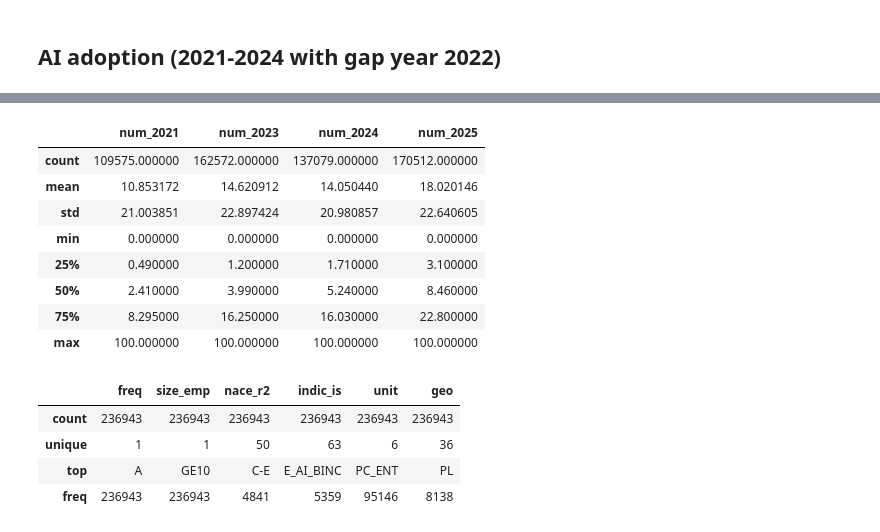
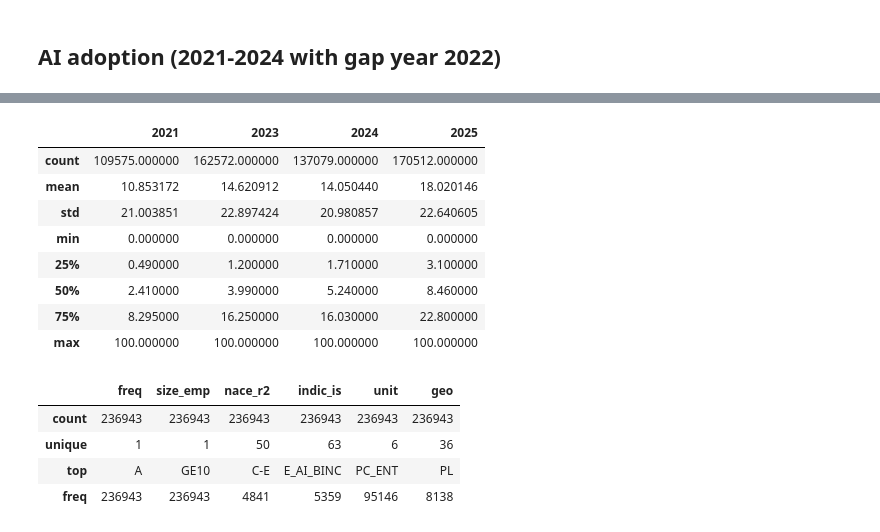
Before and after one commit to Martyniuk-y/Master_thesis, a Jupyter notebook: data_for_panel.ipynb, the cells around one changed output, grey strips where cells are left out. Drawn from its saved outputs; the diff is of its cells as text; code cells hidden in the pictures.

Commit message:
Adjusted data sources (to be countinued)

```diff
--- a/data_for_panel.ipynb
+++ b/data_for_panel.ipynb
@@ -26,8 +26,6 @@ def nace_section_or_nan(s: str) -> str | float:
 # %% [markdown]
 ## AI adoption (2021-2024 with gap year 2022)
 # %%
-path = 'C:/Users/ydmar/Documents/UW/Master thesis/Master_thesis/raw data/'
-
-ain2 = pd.read_csv(path + 'estat_isoc_eb_ain2.tsv/estat_isoc_eb_ain2.tsv', sep='\t')
+ain2 = eurostat.get_data_df('isoc_eb_ain2')
 print(ain2)
 # %% [output]
@@ -51,8 +48,0 @@ print(ain2)
-# %%
-ain2_split = ain2[r'freq,size_emp,nace_r2,indic_is,unit,geo\TIME_PERIOD'].str.split(',', expand=True)
-ain2 = pd.concat([ain2, ain2_split], axis=1)
-ain2.rename(columns={0: 'freq', 1: 'size_emp', 2: 'nace_r2',  3: 'indic_is', 4: 'unit', 5: 'geo_TIME_PERIOD'}, inplace=True)
-ain2 = ain2.drop(r'freq,size_emp,nace_r2,indic_is,unit,geo\TIME_PERIOD', axis=1)
-ain2.rename(columns={"geo_TIME_PERIOD": "geo"}, inplace=True)
-ain2.columns = ain2.columns.str.strip()
-ain2.info()
@@ -77,21 +48,0 @@ memory usage: 18.1+ MB
-# %%
-years_take = ['2021', '2023', '2024', '2025']
-
-pattern = re.compile(r'^\s*(\d+(?:\.\d+)?)?\s*[: ]*\s*([A-Za-z]+)?\s*$')
-
-for year in years_take:
-    column_series = ain2[year].astype(str).str.strip()
-
-    extracted_df = column_series.str.extract(pattern, expand=True)
-    # print(extracted_df)
-
-    num_col_name = f'num_{year}'
-    ain2[num_col_name] = pd.to_numeric(extracted_df[0], errors='coerce')
-    # print(ain2[num_col_name])
-
-    # flag_col_name = f'flag_{year}'
-    # ain2[flag_col_name] = extracted_df[1].fillna('NaN')
-    # print(ain2[flag_col_name])
-    # print('#########################')
-# Display the resulting DataFrame
-print(ain2)
@@ -116,9 +49,8 @@ print(ain2)
-# %%
-ain2.drop(['2021', '2023', '2024', '2025'], axis='columns', inplace=True)
 # %%
+ain2.rename(columns={"geo\TIME_PERIOD": "geo"}, inplace=True)
 ain2.describe()
 # %% [output]
-|  | num_2021 | num_2023 | num_2024 | num_2025 |
+|  | 2021 | 2023 | 2024 | 2025 |
 | count | 109575.000000 | 162572.000000 | 137079.000000 | 170512.000000 |
 | mean | 10.853172 | 14.620912 | 14.050440 | 18.020146 |
 | std | 21.003851 | 22.897424 | 20.980857 | 22.640605 |
```
Also changed, not shown: parts of 36 cells of this notebook.
